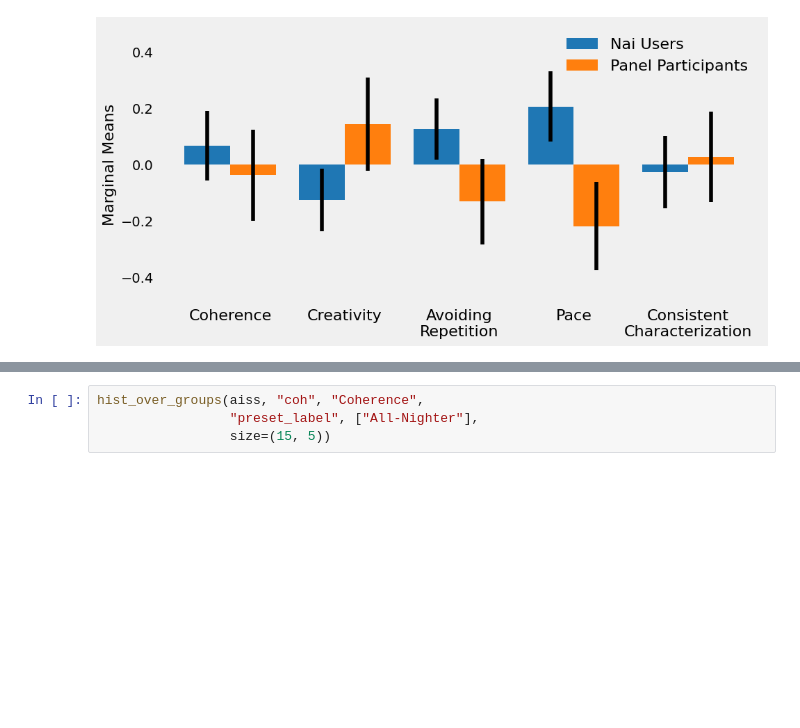
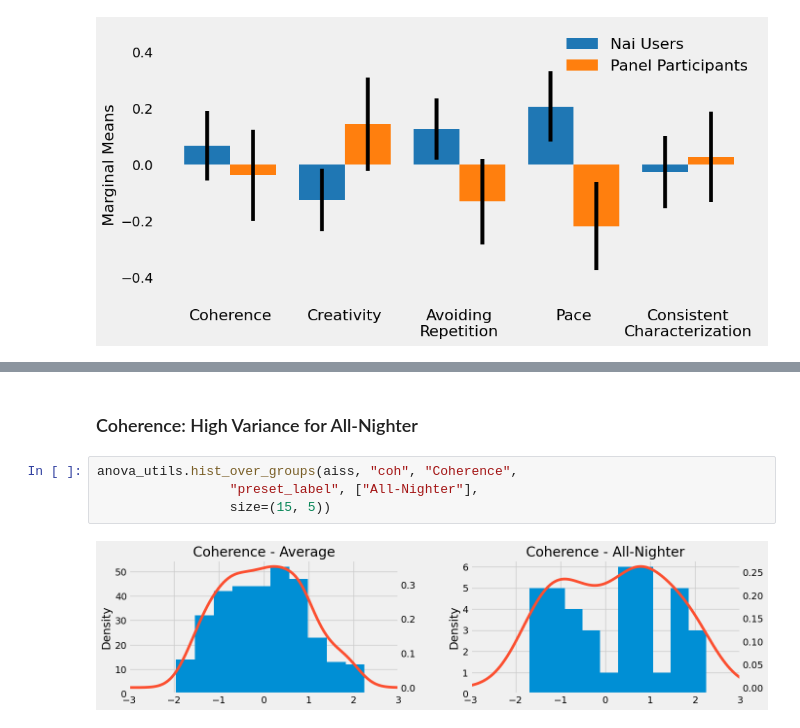
Before and after one commit to MWiechmann/ai_story_scale, a Jupyter notebook: study1_scale_construction/step_3_story_analyses.ipynb, the cells around one changed output, grey strips where cells are left out. Drawn from its saved outputs; the diff is of its cells as text; blank space fills up the shorter version.

```diff
--- a/study1_scale_construction/step_3_story_analyses.ipynb
+++ b/study1_scale_construction/step_3_story_analyses.ipynb
@@ -757,5 +725,9 @@ def box_over_groups(df, var, var_name, group_label, groups_li,
+# %% [markdown]
+### Coherence: High Variance for All-Nighter
 # %%
-hist_over_groups(aiss, "coh", "Coherence",
+anova_utils.hist_over_groups(aiss, "coh", "Coherence",
                  "preset_label", ["All-Nighter"],
                  size=(15, 5))
+# %% [output]
+[figure, added]
 # %%
```
Also changed, not shown: parts of 49 cells of this notebook, 8 other files.
